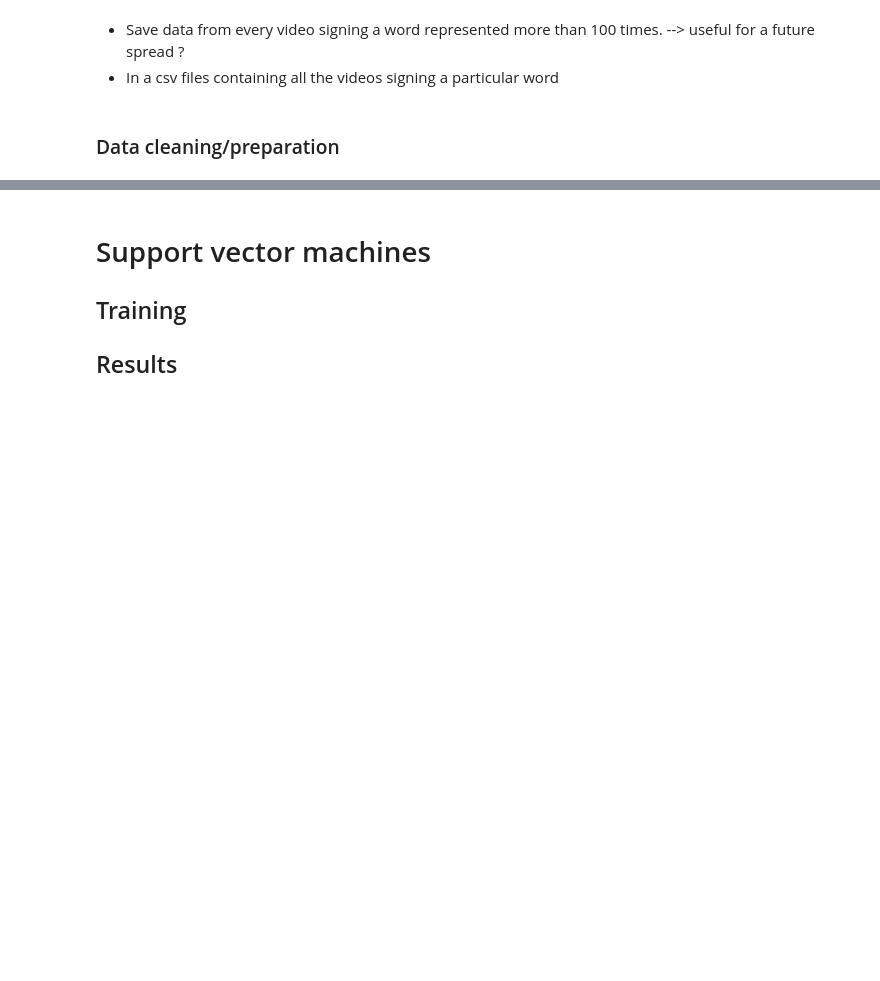
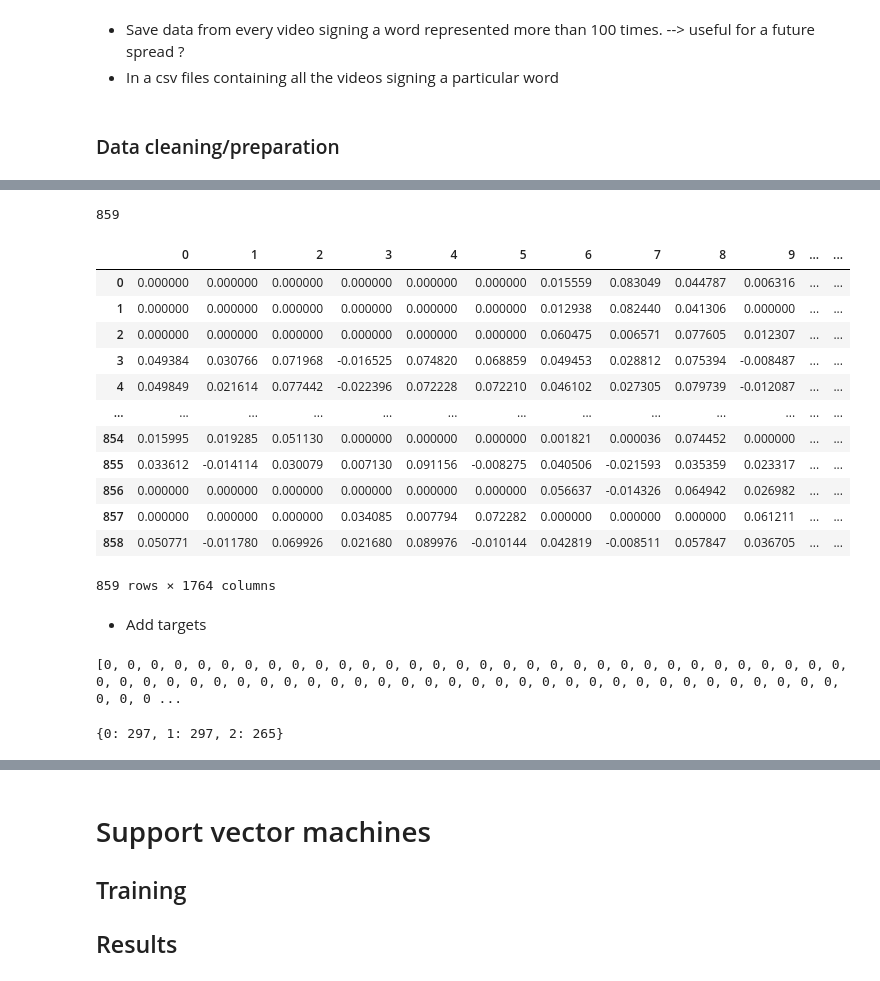
Before and after one commit to LucieDN/Sign-Language-Recognition, a Jupyter notebook: NoteBook/NoteBook.ipynb, the cells around one changed output, grey strips where cells are left out. Drawn from its saved outputs; the diff is of its cells as text; code cells hidden in the pictures; blank space fills up the shorter version.

Commit message:
Data Preparation

```diff
--- a/NoteBook/NoteBook.ipynb
+++ b/NoteBook/NoteBook.ipynb
@@ -272,0 +292,43 @@ for sign in signs:
+# %%
+All = np.array(df_All)
+final_vector = []
+for i in range (len(All)//len(points)):
+    final_vector += [np.concatenate([All[point+i*6][1:] for point in range(6)])]
+        # final_vector.append(All[num_point+i*6][1:])
+print(len(final_vector))
+# %% [output]
+859
+# %%
+df_All = pd.DataFrame(final_vector)
+df_All
+# %% [output]
+|  | 0 | 1 | 2 | 3 | 4 | 5 | 6 | 7 | 8 | 9 | ... | ... |
+| 0 | 0.000000 | 0.000000 | 0.000000 | 0.000000 | 0.000000 | 0.000000 | 0.015559 | 0.083049 | 0.044787 | 0.006316 | ... | ... |
+| 1 | 0.000000 | 0.000000 | 0.000000 | 0.000000 | 0.000000 | 0.000000 | 0.012938 | 0.082440 | 0.041306 | 0.000000 | ... | ... |
+| 2 | 0.000000 | 0.000000 | 0.000000 | 0.000000 | 0.000000 | 0.000000 | 0.060475 | 0.006571 | 0.077605 | 0.012307 | ... | ... |
+| 3 | 0.049384 | 0.030766 | 0.071968 | -0.016525 | 0.074820 | 0.068859 | 0.049453 | 0.028812 | 0.075394 | -0.008487 | ... | ... |
+| 4 | 0.049849 | 0.021614 | 0.077442 | -0.022396 | 0.072228 | 0.072210 | 0.046102 | 0.027305 | 0.079739 | -0.012087 | ... | ... |
+| ... | ... | ... | ... | ... | ... | ... | ... | ... | ... | ... | ... | ... |
+| 854 | 0.015995 | 0.019285 | 0.051130 | 0.000000 | 0.000000 | 0.000000 | 0.001821 | 0.000036 | 0.074452 | 0.000000 | ... | ... |
+| 855 | 0.033612 | -0.014114 | 0.030079 | 0.007130 | 0.091156 | -0.008275 | 0.040506 | -0.021593 | 0.035359 | 0.023317 | ... | ... |
+| 856 | 0.000000 | 0.000000 | 0.000000 | 0.000000 | 0.000000 | 0.000000 | 0.056637 | -0.014326 | 0.064942 | 0.026982 | ... | ... |
+| 857 | 0.000000 | 0.000000 | 0.000000 | 0.034085 | 0.007794 | 0.072282 | 0.000000 | 0.000000 | 0.000000 | 0.061211 | ... | ... |
+| 858 | 0.050771 | -0.011780 | 0.069926 | 0.021680 | 0.089976 | -0.010144 | 0.042819 | -0.008511 | 0.057847 | 0.036705 | ... | ... |
+859 rows × 1764 columns
+# %% [markdown]
+- Add targets
+# %%
+df_correspondances = pd.read_csv('../Database/sign_to_index.csv')
+targets =[]
+for num_sign in range(len(signs)):
+    ind = 0
+    nb_videos = List_df_signs[num_sign].shape[0]//len(points)
+    while ind < df_correspondances.shape[0] and df_correspondances.loc[ind, "sign"]!=signs[num_sign]:
+        ind+=1
+    targets += [ind]*nb_videos
+print(targets)
+unique, counts = np.unique(targets, return_counts=True)
+dict(zip(unique, counts))
+# %% [output]
+[0, 0, 0, 0, 0, 0, 0, 0, 0, 0, 0, 0, 0, 0, 0, 0, 0, 0, 0, 0, 0, 0, 0, 0, 0, 0, 0, 0, 0, 0, 0, 0, 0, 0, 0, 0, 0, 0, 0, 0, 0, 0, 0, 0, 0, 0, 0, 0, 0, 0, 0, 0, 0, 0, 0, 0, 0, 0, 0, 0, 0, 0, 0, 0, 0, 0, 0 ...
+{0: 297, 1: 297, 2: 265}
```
Also changed, not shown: parts of 7 cells of this notebook, 2 other files.
